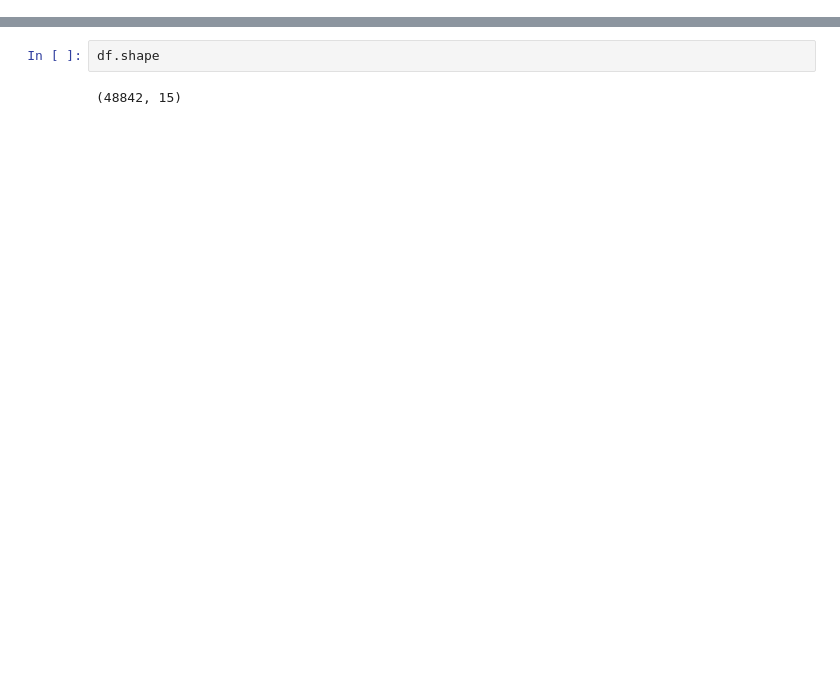
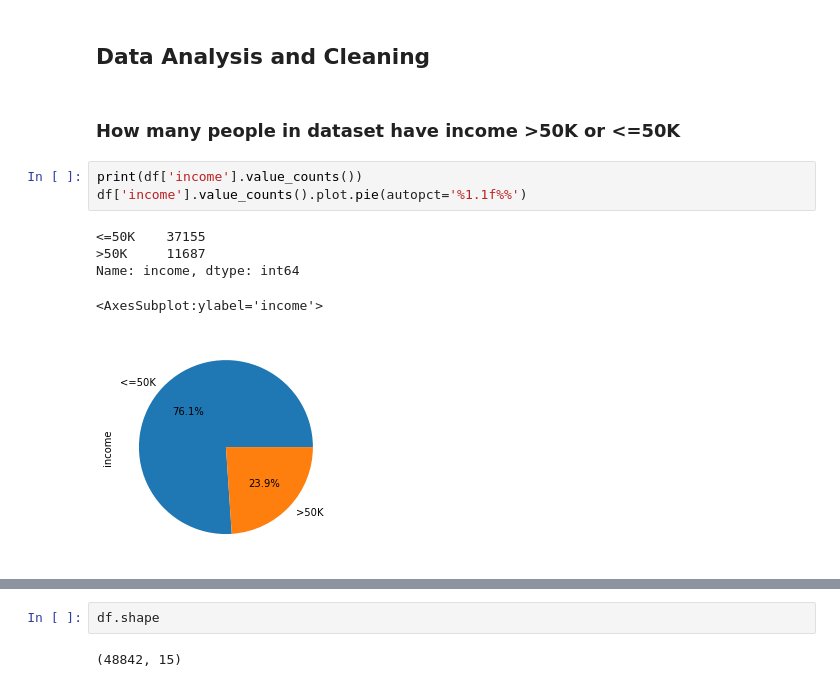
Before and after one commit to AnnaMatlapudi/ml-project-1, a Jupyter notebook: notebooks/Anna github Adult 1-Copy1.ipynb, the cells around one changed output, grey strips where cells are left out. Drawn from its saved outputs; the diff is of its cells as text; blank space fills up the shorter version.

```diff
--- a/notebooks/Anna github Adult 1-Copy1.ipynb
+++ b/notebooks/Anna github Adult 1-Copy1.ipynb
@@ -12,0 +105,13 @@ df=df.rename(columns={'educational-num':'education_number'})
+# %% [markdown]
+## Data Analysis and Cleaning
+# %% [markdown]
+### How many people in dataset have income >50K or <=50K
+# %%
+print(df['income'].value_counts())
+df['income'].value_counts().plot.pie(autopct='%1.1f%%')
+# %% [output]
+<=50K    37155
+>50K     11687
+Name: income, dtype: int64
+<AxesSubplot:ylabel='income'>
+[figure, added]
```
Also changed, not shown: parts of 133 cells of this notebook, 4 other files.
